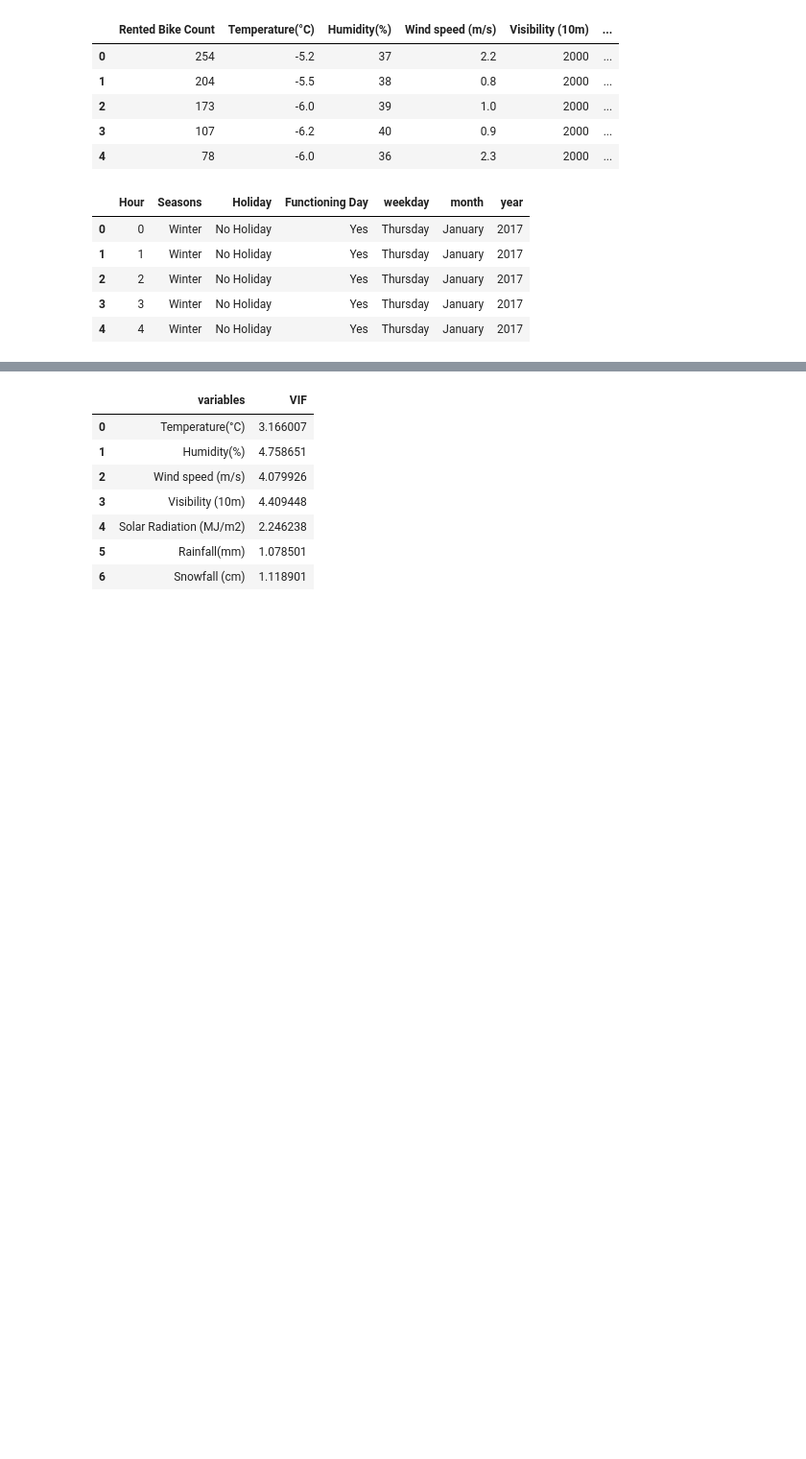
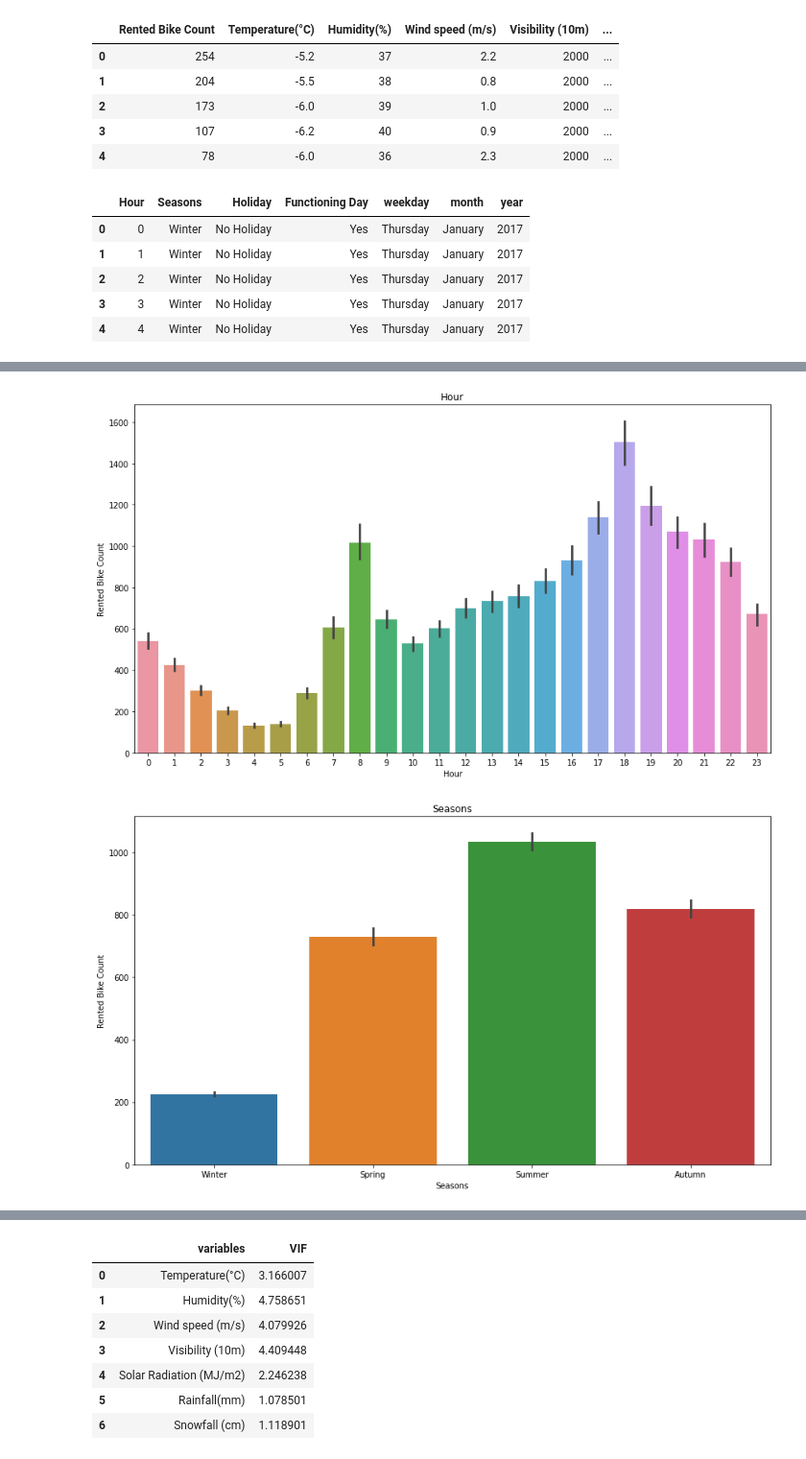
Before and after one commit to techsidh/seoul-bike-sharing-demand-prediction, a Jupyter notebook: Seoul_Bike_Sharing_Demand_Prediction.ipynb, the cells around one changed output, grey strips where cells are left out. Shown at 96% size. Drawn from its saved outputs; the diff is of its cells as text; code cells hidden in the pictures; blank space fills up the shorter version.

```diff
--- a/Seoul_Bike_Sharing_Demand_Prediction.ipynb
+++ b/Seoul_Bike_Sharing_Demand_Prediction.ipynb
@@ -325,0 +204,8 @@ sns.boxplot(numeric_features['Dew point temperature(°C)'])
+# %%
+# Checking categorical column value count
+
+for i in categorical_features.columns:
+  print("\n ")
+  print('\033[1m' + 'Column name  : ', i + '\033[0m' )    # For Bold Text
+  print('\n')
+  print(df[i].value_counts())
@@ -325,0 +230,12 @@ sns.boxplot(numeric_features['Dew point temperature(°C)'])
+# %%
+# Creating bar plot for categorical column value count
+
+
+for i in categorical_features.columns:
+  plt.figure(figsize = (12,7))
+
+  sns.barplot(df[i], df['Rented Bike Count']).set_title( i)
+  plt.tight_layout()
+# %% [output]
+[figure, added]
+[figure, added]
```
Also changed, not shown: parts of 46 cells of this notebook.
